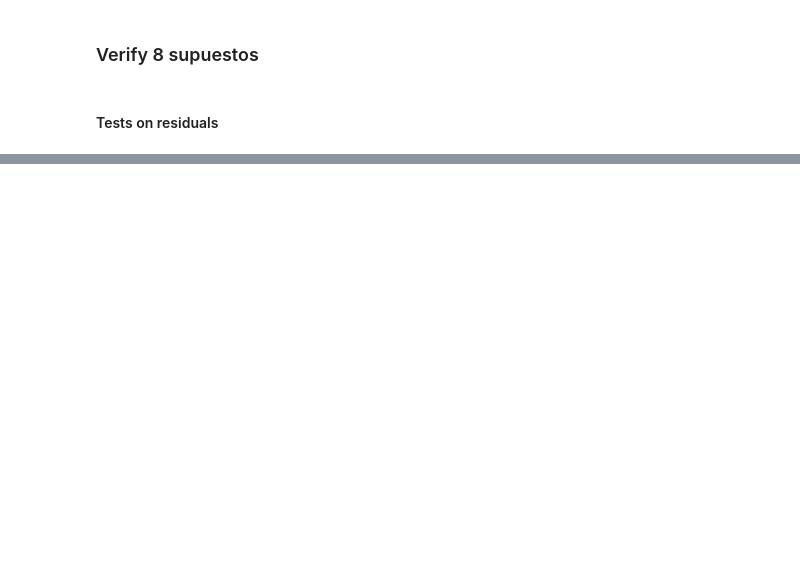
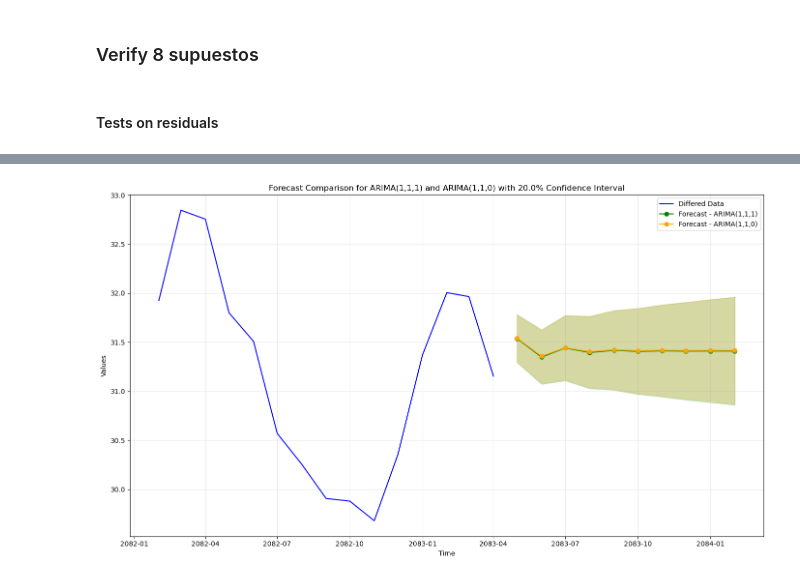
Before and after one commit to daniel-strauss/econometria, a Jupyter notebook: project_final.ipynb, the cells around one changed output, grey strips where cells are left out. Drawn from its saved outputs; the diff is of its cells as text; code cells hidden in the pictures; blank space fills up the shorter version.

```diff
--- a/project_final.ipynb
+++ b/project_final.ipynb
@@ -488,0 +608,83 @@ ARIMA(1,1,0): Independence (Ljung-Box p-value) = 0.0000
+# %%
+import matplotlib.pyplot as plt
+import pandas as pd
+
+# Define the number of periods to forecast and the confidence level
+n_periods = 10  # Number of periods you want to forecast
+confidence_level = 0.2  # Confidence level (e.g., 0.95 for 95%)
+
+portion_of_data = int(1.5 * n_periods)  # The portion of original data to show
+
+# List of models to use
+models_to_forecast = ['ARIMA(1,1,1)', 'ARIMA(1,1,0)']
+
+def forecast(data, models_to_forecast, n_periods, original_forecast = None, lmbda = None):
+    # if lmbda not is none, inverse box cox transformation will be apllied
+
+
+    forecast_results = {}
+
+    # Retrieve the last portion of the original data
+
+    data_to_plot = data[-portion_of_data:]
+
+    # Iterate over each model in the DataFrame and forecast
+    for model_name in models_to_forecast:
+        # Retrieve the fitted model from the DataFrame
+        fitted_model = fitted_models_df.loc[fitted_models_df['model_order'] == model_name, 'fitted_model'].iloc[0]
+
+        # Forecast the next n periods with the specified confidence level
+        forecast = fitted_model.get_forecast(steps=n_periods)
+
+        # Get the predicted mean and confidence intervals
+        forecast_mean = forecast.predicted_mean
+        forecast_ci = forecast.conf_int(alpha=1 - confidence_level)  # Adjust alpha for the confidence interval
+
+        # Store the forecast results for plotting
+        forecast_results[model_name] = {
+            'forecast_mean': forecast_mean,
+            'forecast_ci': forecast_ci
+        }
+
+        # Print the forecasted values and confidence intervals
+        print(f"\nForecast for {model_name} for the next {n_periods} periods with {confidence_level*100:.1f}% Confidence Interval:")
+        print(forecast_mean)
+        print("\nConfidence Interval:")
+        print(forecast_ci)
+
+    # Plot the forecasts from both models
+    plt.figure(figsize=(14, 8))
+
+    # Plot the last portion of the original data
+    plt.plot(data_to_plot.index, data_to_plot, label='Differed Data', color='blue')
+
+    # Create a date range for the forecasted periods
+    forecast_index = pd.date_range(start=data.index[-1], periods=n_periods+1, freq='MS')[1:]
+
+    # Plot forecasts and confidence intervals for each model
+    colors = {'ARIMA(1,1,1)': 'green', 'ARIMA(1,1,0)': 'orange'}
+
+    for model_name, result in forecast_results.items():
+        forecast_mean = result['forecast_mean']
+        forecast_ci = result['forecast_ci']
+
+        # Plot forecasted values
+        plt.plot(forecast_index, forecast_mean, label=f'Forecast - {model_name}', color=colors[model_name], marker='o')
+
+        # Plot confidence intervals
+        plt.fill_between(forecast_index,
+                         forecast_ci.iloc[:, 0],
+                         forecast_ci.iloc[:, 1],
+                         color=colors[model_name], alpha=0.2)
+
+    # Finalize the plot
+    plt.title(f'Forecast Comparison for ARIMA(1,1,1) and ARIMA(1,1,0) with {confidence_level*100:.1f}% Confidence Interval')
+    plt.xlabel('Time')
+    plt.ylabel('Values')
+    plt.legend()
+    plt.grid(True, alpha=0.3)
+    plt.tight_layout()
+    plt.show()
+
+forecast(time_series_df['T_points'].dropna(), models_to_forecast)
+# %% [output]
@@ -488,0 +708 @@ ARIMA(1,1,0): Independence (Ljung-Box p-value) = 0.0000
+[figure, added]
```
Also changed, not shown: parts of 16 cells of this notebook.
